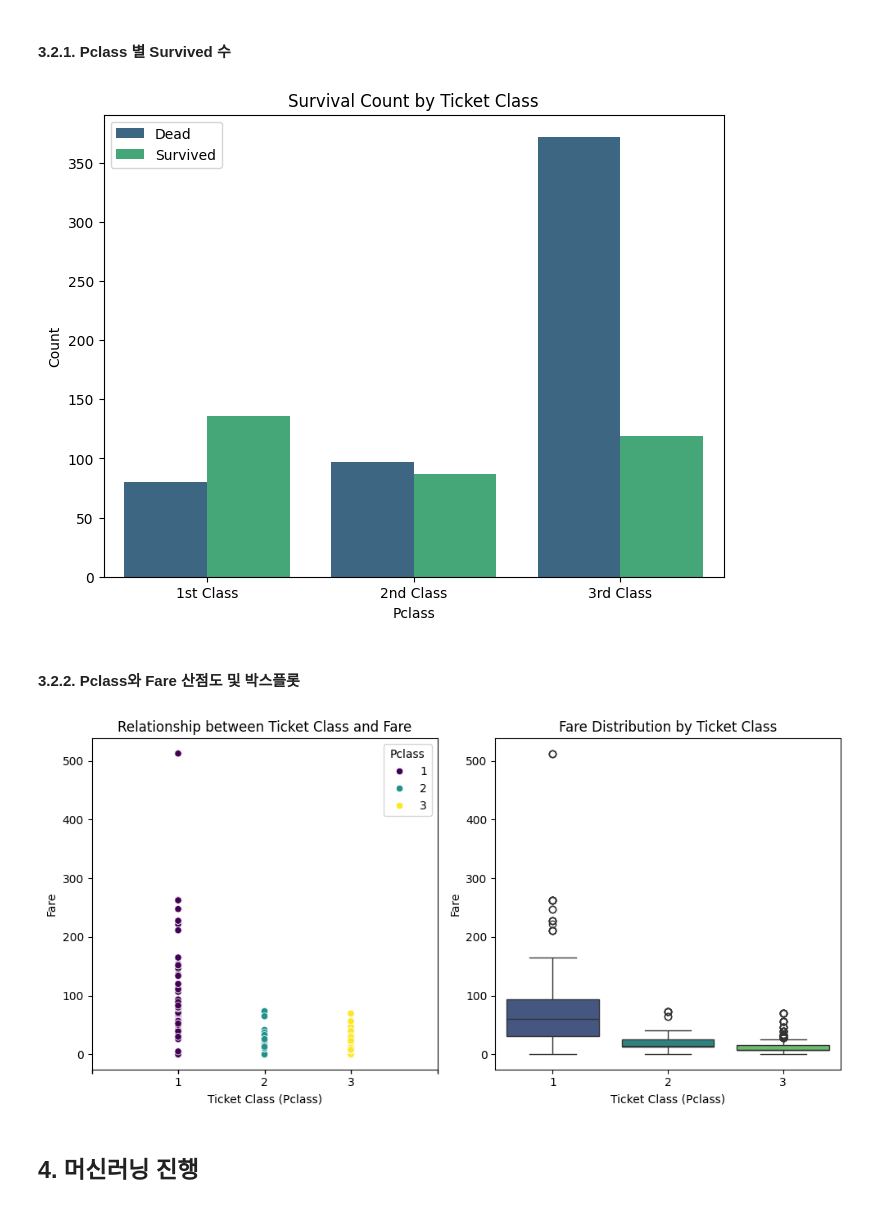
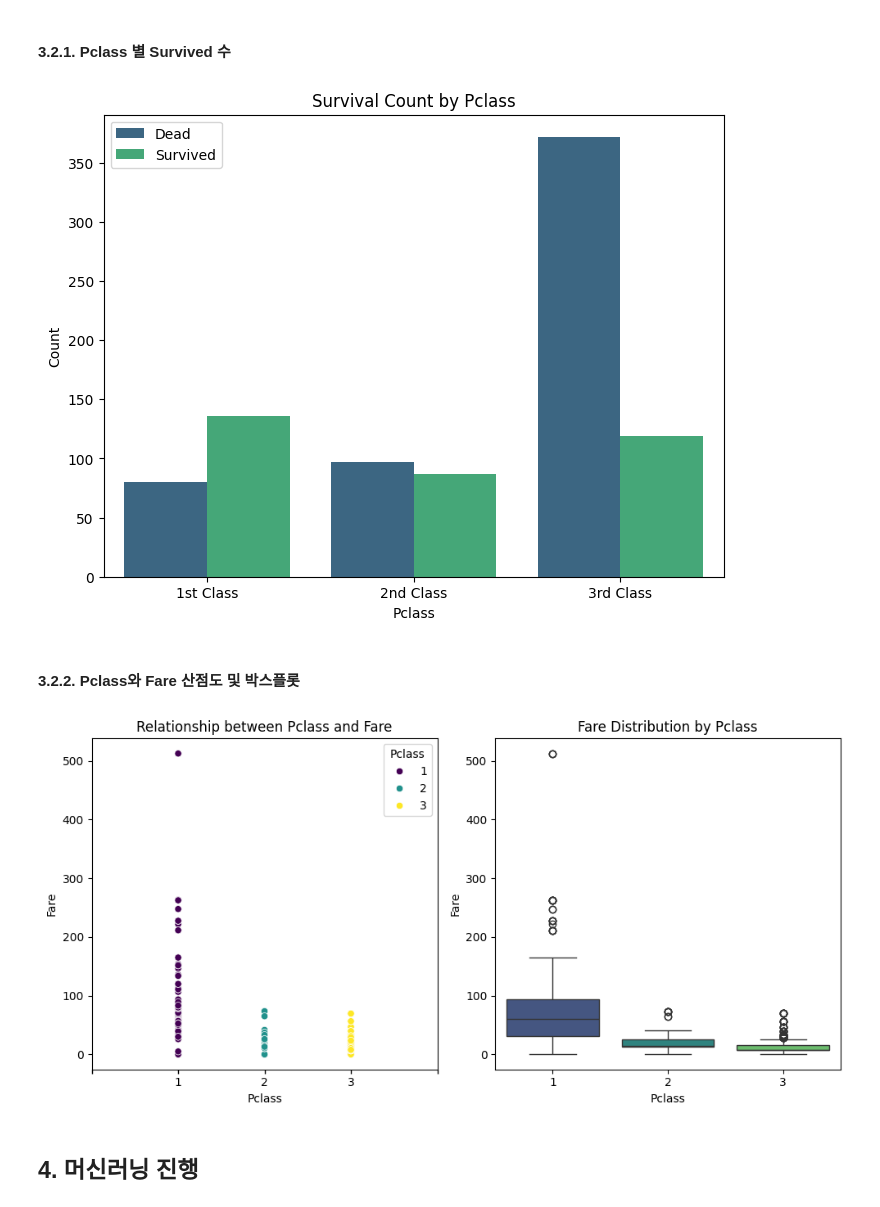
Before and after one commit to kty2001/ML_project, a Jupyter notebook: titanic_analysis.ipynb, the cells around one changed output. Saved outputs shown, nothing was run; the diff lists cells and outputs as text; code cells hidden in the pictures.

```diff
--- a/titanic_analysis.ipynb
+++ b/titanic_analysis.ipynb
@@ -451,36 +451,36 @@ plt.show()
 # %%
 plt.figure(figsize=(8, 6))
 sns.countplot(data=df, x="Pclass", hue="Survived", palette="viridis")
-plt.title("Survival Count by Ticket Class")
+plt.title("Survival Count by Pclass")
 plt.xlabel("Pclass")
 plt.ylabel("Count")
 plt.xticks([0, 1, 2], ['1st Class', '2nd Class', '3rd Class'])
 plt.legend(labels=["Dead", "Survived"])
 plt.show()
 # %% [output]
-[figure, old version]
+[figure, new version]
 # %% [markdown]
 #### 3.2.2. Pclass와 Fare 산점도 및 박스플롯 <a class="anchor" id="chapter3_2_2"></a>
 # %%
 fig, axes = plt.subplots(1, 2, figsize=(10, 5))
 
 sns.scatterplot(data=df, x="Pclass", y="Fare", hue="Pclass", palette="viridis", ax=axes[0])
 axes[0].set_xticks([0, 1, 2, 3, 4])
 axes[0].set_xticklabels(['', 1, 2, 3, ''])
 axes[0].tick_params(axis='x', which='both', bottom=True, top=False, labelbottom=True, width=1)
-axes[0].set_title("Relationship between Ticket Class and Fare")
-axes[0].set_xlabel("Ticket Class (Pclass)")
+axes[0].set_title("Relationship between Pclass and Fare")
+axes[0].set_xlabel("Pclass")
 axes[0].set_ylabel("Fare")
 
 sns.boxplot(data=df, x="Pclass", y="Fare", palette="viridis", ax=axes[1])
-axes[1].set_title("Fare Distribution by Ticket Class")
-axes[1].set_xlabel("Ticket Class (Pclass)")
+axes[1].set_title("Fare Distribution by Pclass")
+axes[1].set_xlabel("Pclass")
 axes[1].set_ylabel("Fare")
 
 plt.tight_layout()
 plt.show()
 # %% [output]
-[figure, old version]
+[figure, new version]
 # %% [markdown]
 ## 4. 머신러닝 진행 <a class="anchor" id="chapter4"></a>
 # %% [markdown]
```
Also changed, not shown: 1 other file.
